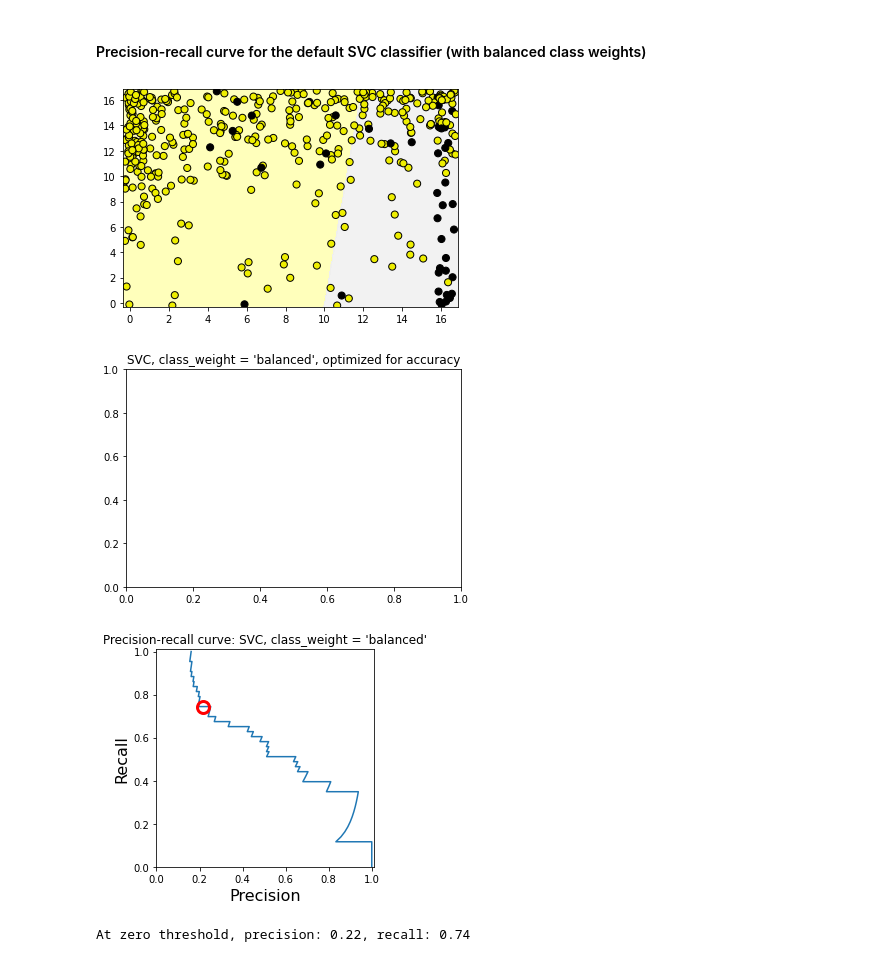
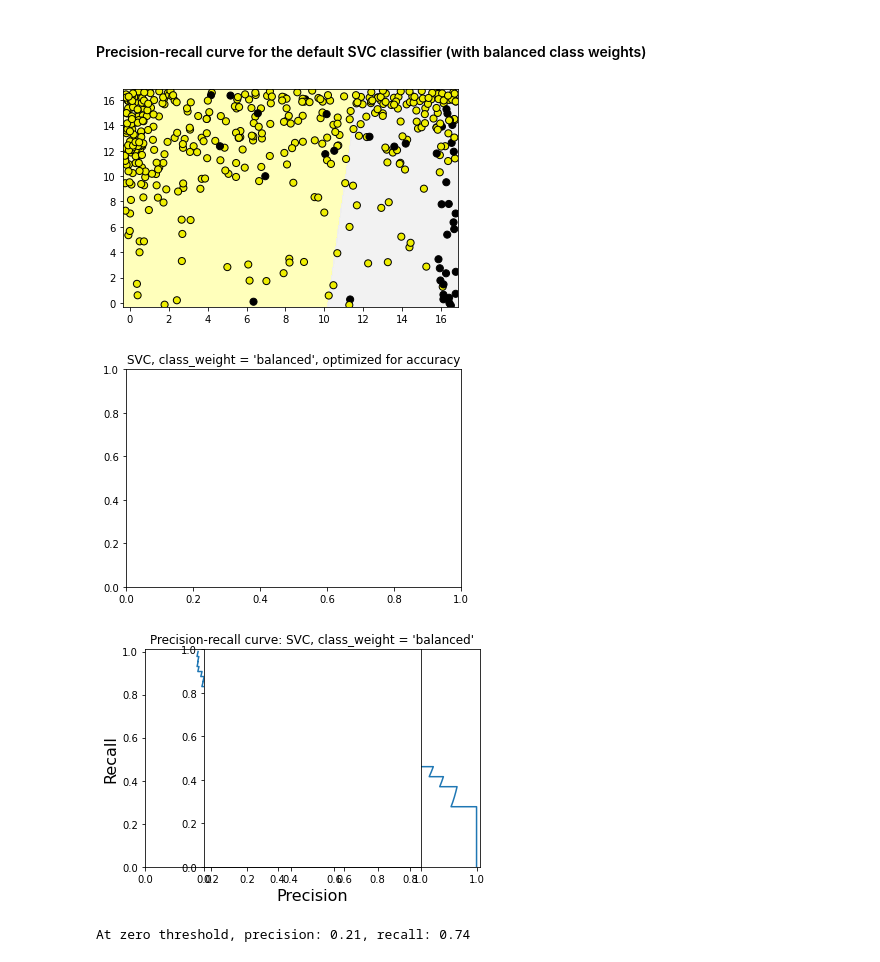
Before and after one commit to syedmeesamali/CourseraPlus, a Jupyter notebook: 4_Applied ML with Python/Course/Week-3/Module+3.ipynb, the cells around one changed output. Drawn from its saved outputs; the diff is of its cells as text; code cells hidden in the pictures.

```diff
--- a/4_Applied ML with Python/Course/Week-3/Module+3.ipynb
+++ b/4_Applied ML with Python/Course/Week-3/Module+3.ipynb
@@ -581,10 +581,13 @@ Grid best score (roc_auc): 0.8925575200188554
 # %% [markdown]
 #### Precision-recall curve for the default SVC classifier (with balanced class weights)
 # %%
+import numpy as np
+from sklearn.datasets import load_digits
 from sklearn.model_selection import train_test_split
 from sklearn.metrics import precision_recall_curve
 from adspy_shared_utilities import plot_class_regions_for_classifier
 from sklearn.svm import SVC
+import matplotlib.pyplot as plt
 
 dataset = load_digits()
 X, y = dataset.data, dataset.target == 1
@@ -593,35 +596,33 @@ X_train, X_test, y_train, y_test = train_test_split(X, y, random_state=0)
 # create a two-feature input vector matching the example plot above
 jitter_delta = 0.25
 X_twovar_train = X_train[:,[20,59]]+ np.random.rand(X_train.shape[0], 2) - jitter_delta
 X_twovar_test  = X_test[:,[20,59]] + np.random.rand(X_test.shape[0], 2) - jitter_delta
 
 clf = SVC(kernel='linear', class_weight='balanced').fit(X_twovar_train, y_train)
 
 y_scores = clf.decision_function(X_twovar_test)
 
 precision, recall, thresholds = precision_recall_curve(y_test, y_scores)
 closest_zero = np.argmin(np.abs(thresholds))
 closest_zero_p = precision[closest_zero]
 closest_zero_r = recall[closest_zero]
 
 plot_class_regions_for_classifier(clf, X_twovar_test, y_test)
 plt.title("SVC, class_weight = 'balanced', optimized for accuracy")
 plt.show()
-
-plt.figure()
 plt.xlim([0.0, 1.01])
 plt.ylim([0.0, 1.01])
 plt.title ("Precision-recall curve: SVC, class_weight = 'balanced'")
 plt.plot(precision, recall, label = 'Precision-Recall Curve')
 plt.plot(closest_zero_p, closest_zero_r, 'o', markersize=12, fillstyle='none', c='r', mew=3)
 plt.xlabel('Precision', fontsize=16)
 plt.ylabel('Recall', fontsize=16)
 plt.axes().set_aspect('equal')
 plt.show()
 print('At zero threshold, precision: {:.2f}, recall: {:.2f}'
       .format(closest_zero_p, closest_zero_r))
 # %% [output]
-[figure, old version]
+[figure, new version]
 [figure]
-[figure, old version]
+[figure, new version]
-At zero threshold, precision: 0.22, recall: 0.74
+At zero threshold, precision: 0.21, recall: 0.74
```
Also changed, not shown: 1 other file.
